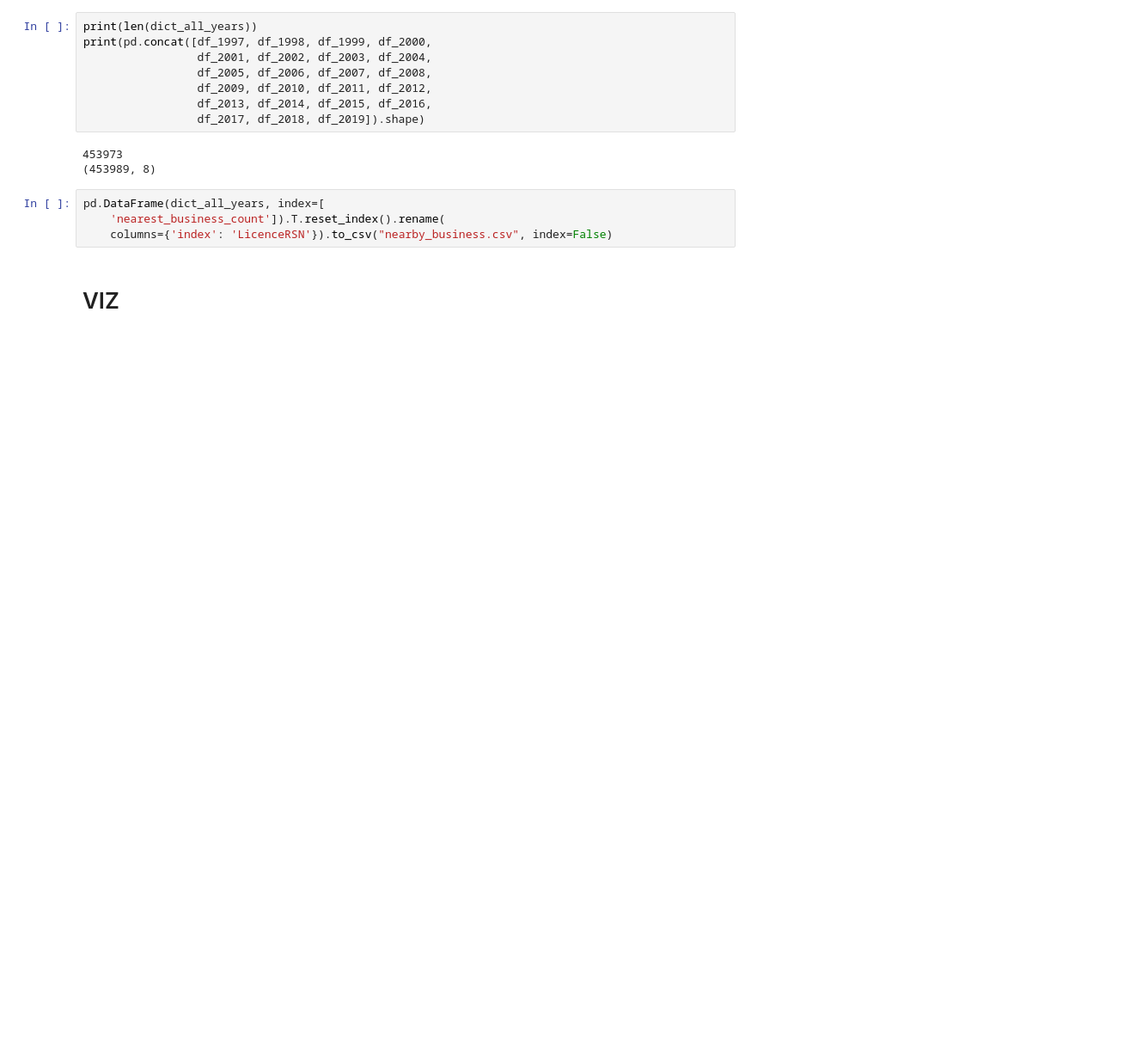
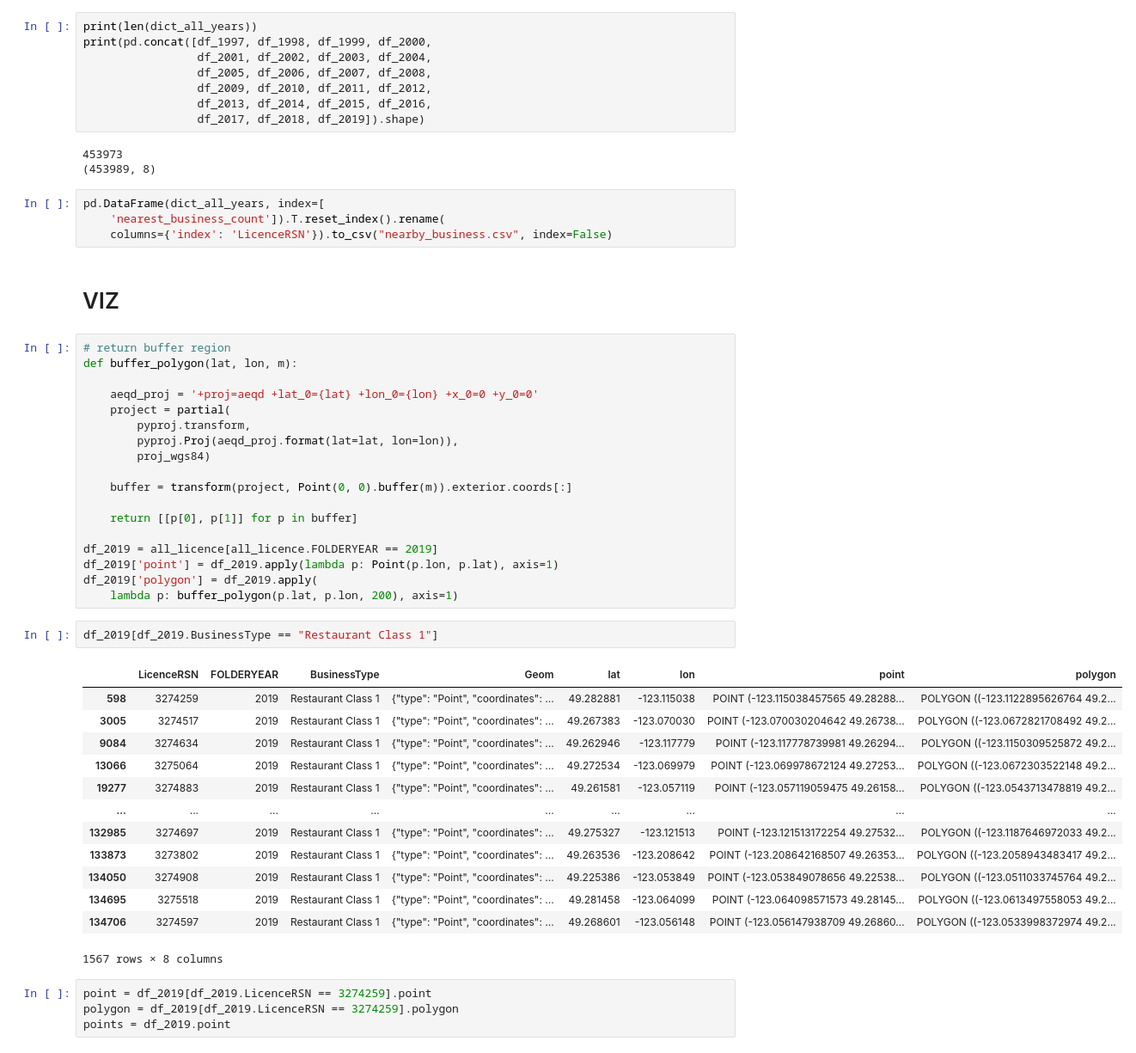
Before and after one commit to aakanksha023/EVAN, a Jupyter notebook: src/03_modelling/nearby_business.ipynb, the cells around one changed output. Shown at 86% size. Cells and saved outputs as stored; diff of their text form; blank space fills up the shorter version.

```diff
--- a/src/03_modelling/nearby_business.ipynb
+++ b/src/03_modelling/nearby_business.ipynb
@@ -492,4 +492,42 @@ pd.DataFrame(dict_all_years, index=[
     columns={'index': 'LicenceRSN'}).to_csv("nearby_business.csv", index=False)
 # %% [markdown]
 # VIZ
+# %%
+# return buffer region
+def buffer_polygon(lat, lon, m):
+
+    aeqd_proj = '+proj=aeqd +lat_0={lat} +lon_0={lon} +x_0=0 +y_0=0'
+    project = partial(
+        pyproj.transform,
+        pyproj.Proj(aeqd_proj.format(lat=lat, lon=lon)),
+        proj_wgs84)
+
+    buffer = transform(project, Point(0, 0).buffer(m)).exterior.coords[:]
+
+    return [[p[0], p[1]] for p in buffer]
+
+df_2019 = all_licence[all_licence.FOLDERYEAR == 2019]
+df_2019['point'] = df_2019.apply(lambda p: Point(p.lon, p.lat), axis=1)
+df_2019['polygon'] = df_2019.apply(
+    lambda p: buffer_polygon(p.lat, p.lon, 200), axis=1)
+# %%
+df_2019[df_2019.BusinessType == "Restaurant Class 1"]
+# %% [output]
+|  | LicenceRSN | FOLDERYEAR | BusinessType | Geom | lat | lon | point | polygon |
+| 598 | 3274259 | 2019 | Restaurant Class 1 | {"type": "Point", "coordinates": ... | 49.282881 | -123.115038 | POINT (-123.115038457565 49.28288... | POLYGON ((-123.1122895626764 49.2... |
+| 3005 | 3274517 | 2019 | Restaurant Class 1 | {"type": "Point", "coordinates": ... | 49.267383 | -123.070030 | POINT (-123.070030204642 49.26738... | POLYGON ((-123.0672821708492 49.2... |
+| 9084 | 3274634 | 2019 | Restaurant Class 1 | {"type": "Point", "coordinates": ... | 49.262946 | -123.117779 | POINT (-123.117778739981 49.26294... | POLYGON ((-123.1150309525872 49.2... |
+| 13066 | 3275064 | 2019 | Restaurant Class 1 | {"type": "Point", "coordinates": ... | 49.272534 | -123.069979 | POINT (-123.069978672124 49.27253... | POLYGON ((-123.0672303522148 49.2... |
+| 19277 | 3274883 | 2019 | Restaurant Class 1 | {"type": "Point", "coordinates": ... | 49.261581 | -123.057119 | POINT (-123.057119059475 49.26158... | POLYGON ((-123.0543713478819 49.2... |
+| ... | ... | ... | ... | ... | ... | ... | ... | ... |
+| 132985 | 3274697 | 2019 | Restaurant Class 1 | {"type": "Point", "coordinates": ... | 49.275327 | -123.121513 | POINT (-123.121513172254 49.27532... | POLYGON ((-123.1187646972033 49.2... |
+| 133873 | 3273802 | 2019 | Restaurant Class 1 | {"type": "Point", "coordinates": ... | 49.263536 | -123.208642 | POINT (-123.208642168507 49.26353... | POLYGON ((-123.2058943483417 49.2... |
+| 134050 | 3274908 | 2019 | Restaurant Class 1 | {"type": "Point", "coordinates": ... | 49.225386 | -123.053849 | POINT (-123.053849078656 49.22538... | POLYGON ((-123.0511033745764 49.2... |
+| 134695 | 3275518 | 2019 | Restaurant Class 1 | {"type": "Point", "coordinates": ... | 49.281458 | -123.064099 | POINT (-123.064098571573 49.28145... | POLYGON ((-123.0613497558053 49.2... |
+| 134706 | 3274597 | 2019 | Restaurant Class 1 | {"type": "Point", "coordinates": ... | 49.268601 | -123.056148 | POINT (-123.056147938709 49.26860... | POLYGON ((-123.0533998372974 49.2... |
+1567 rows × 8 columns
+# %%
+point = df_2019[df_2019.LicenceRSN == 3274259].point
+polygon = df_2019[df_2019.LicenceRSN == 3274259].polygon
+points = df_2019.point
 # %%
```
Also changed, not shown: parts of 1 cell of this notebook, 7 other files.
